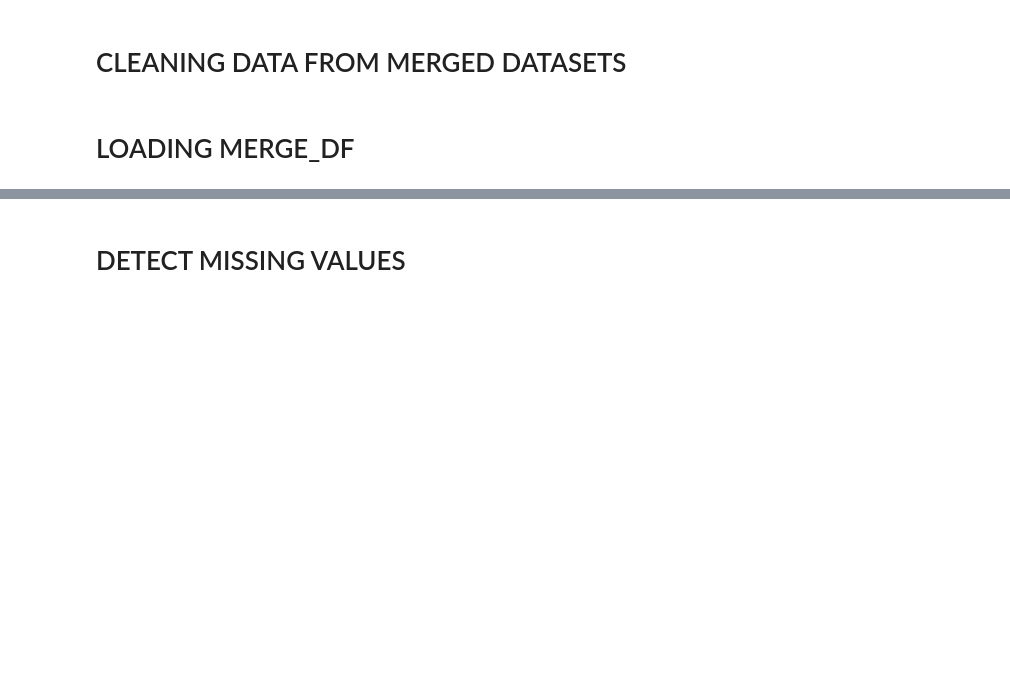
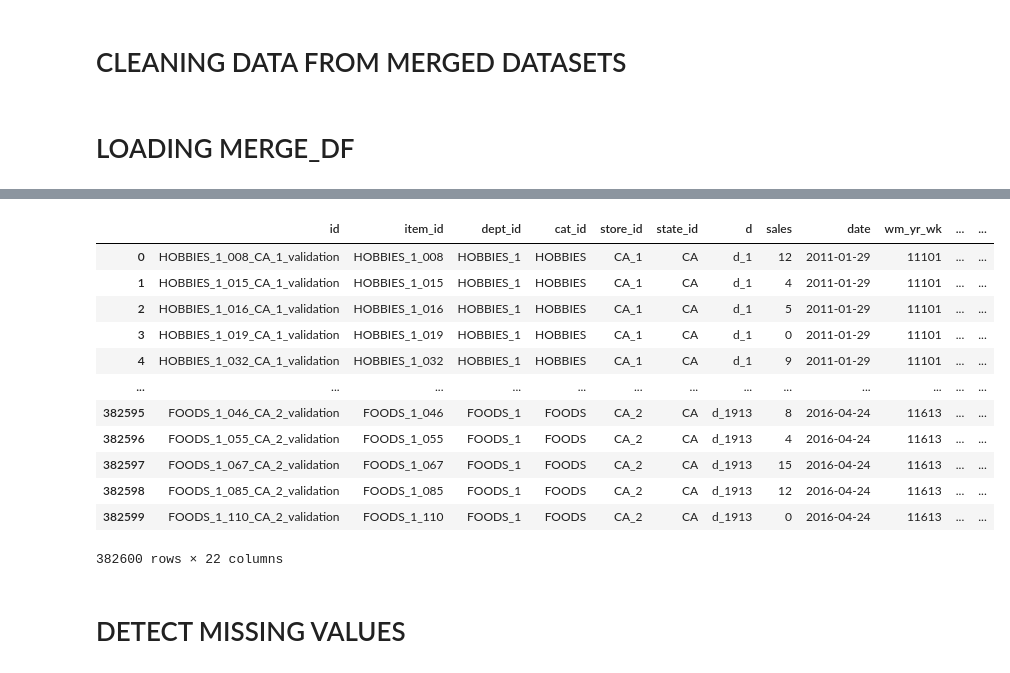
Before and after one commit to jonasge1992/walmart, a Jupyter notebook: notebooks/feature_scaling.ipynb, the cells around one changed output, grey strips where cells are left out. Cells and saved outputs as stored; diff of their text form; code cells hidden in the pictures; blank space fills up the shorter version.

```diff
--- a/notebooks/feature_scaling.ipynb
+++ b/notebooks/feature_scaling.ipynb
@@ -27,4 +27,20 @@ merge_df.head()
 5 rows × 22 columns
+# %%
+merge_df
+# %% [output]
+|  | id | item_id | dept_id | cat_id | store_id | state_id | d | sales | date | wm_yr_wk | ... | ... |
+| 0 | HOBBIES_1_008_CA_1_validation | HOBBIES_1_008 | HOBBIES_1 | HOBBIES | CA_1 | CA | d_1 | 12 | 2011-01-29 | 11101 | ... | ... |
+| 1 | HOBBIES_1_015_CA_1_validation | HOBBIES_1_015 | HOBBIES_1 | HOBBIES | CA_1 | CA | d_1 | 4 | 2011-01-29 | 11101 | ... | ... |
+| 2 | HOBBIES_1_016_CA_1_validation | HOBBIES_1_016 | HOBBIES_1 | HOBBIES | CA_1 | CA | d_1 | 5 | 2011-01-29 | 11101 | ... | ... |
+| 3 | HOBBIES_1_019_CA_1_validation | HOBBIES_1_019 | HOBBIES_1 | HOBBIES | CA_1 | CA | d_1 | 0 | 2011-01-29 | 11101 | ... | ... |
+| 4 | HOBBIES_1_032_CA_1_validation | HOBBIES_1_032 | HOBBIES_1 | HOBBIES | CA_1 | CA | d_1 | 9 | 2011-01-29 | 11101 | ... | ... |
+| ... | ... | ... | ... | ... | ... | ... | ... | ... | ... | ... | ... | ... |
+| 382595 | FOODS_1_046_CA_2_validation | FOODS_1_046 | FOODS_1 | FOODS | CA_2 | CA | d_1913 | 8 | 2016-04-24 | 11613 | ... | ... |
+| 382596 | FOODS_1_055_CA_2_validation | FOODS_1_055 | FOODS_1 | FOODS | CA_2 | CA | d_1913 | 4 | 2016-04-24 | 11613 | ... | ... |
+| 382597 | FOODS_1_067_CA_2_validation | FOODS_1_067 | FOODS_1 | FOODS | CA_2 | CA | d_1913 | 15 | 2016-04-24 | 11613 | ... | ... |
+| 382598 | FOODS_1_085_CA_2_validation | FOODS_1_085 | FOODS_1 | FOODS | CA_2 | CA | d_1913 | 12 | 2016-04-24 | 11613 | ... | ... |
+| 382599 | FOODS_1_110_CA_2_validation | FOODS_1_110 | FOODS_1 | FOODS | CA_2 | CA | d_1913 | 0 | 2016-04-24 | 11613 | ... | ... |
+382600 rows × 22 columns
 # %% [markdown]
 # DETECT MISSING VALUES
 # %%
```
Also changed, not shown: parts of 17 cells of this notebook, 1 other file.
